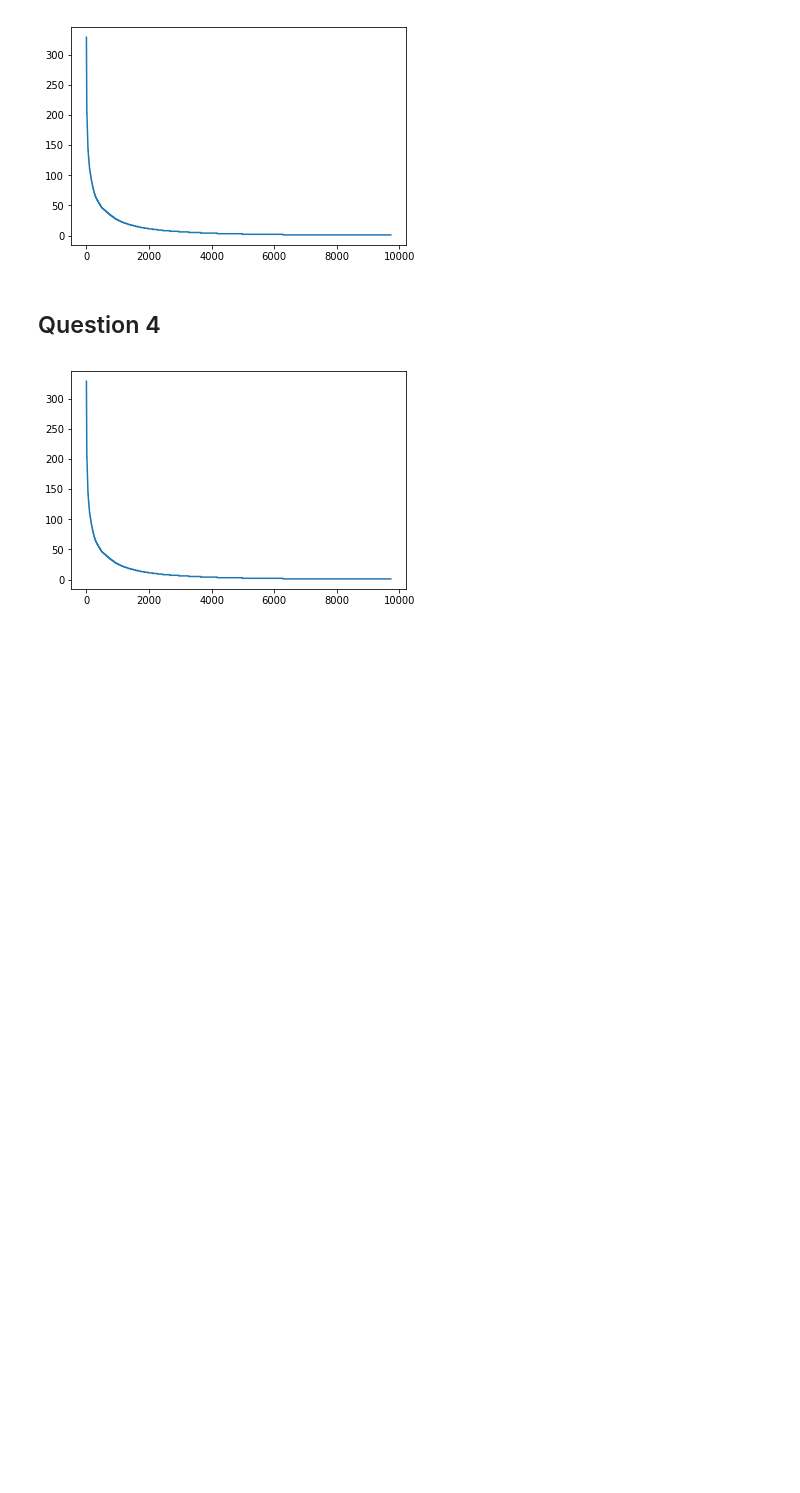
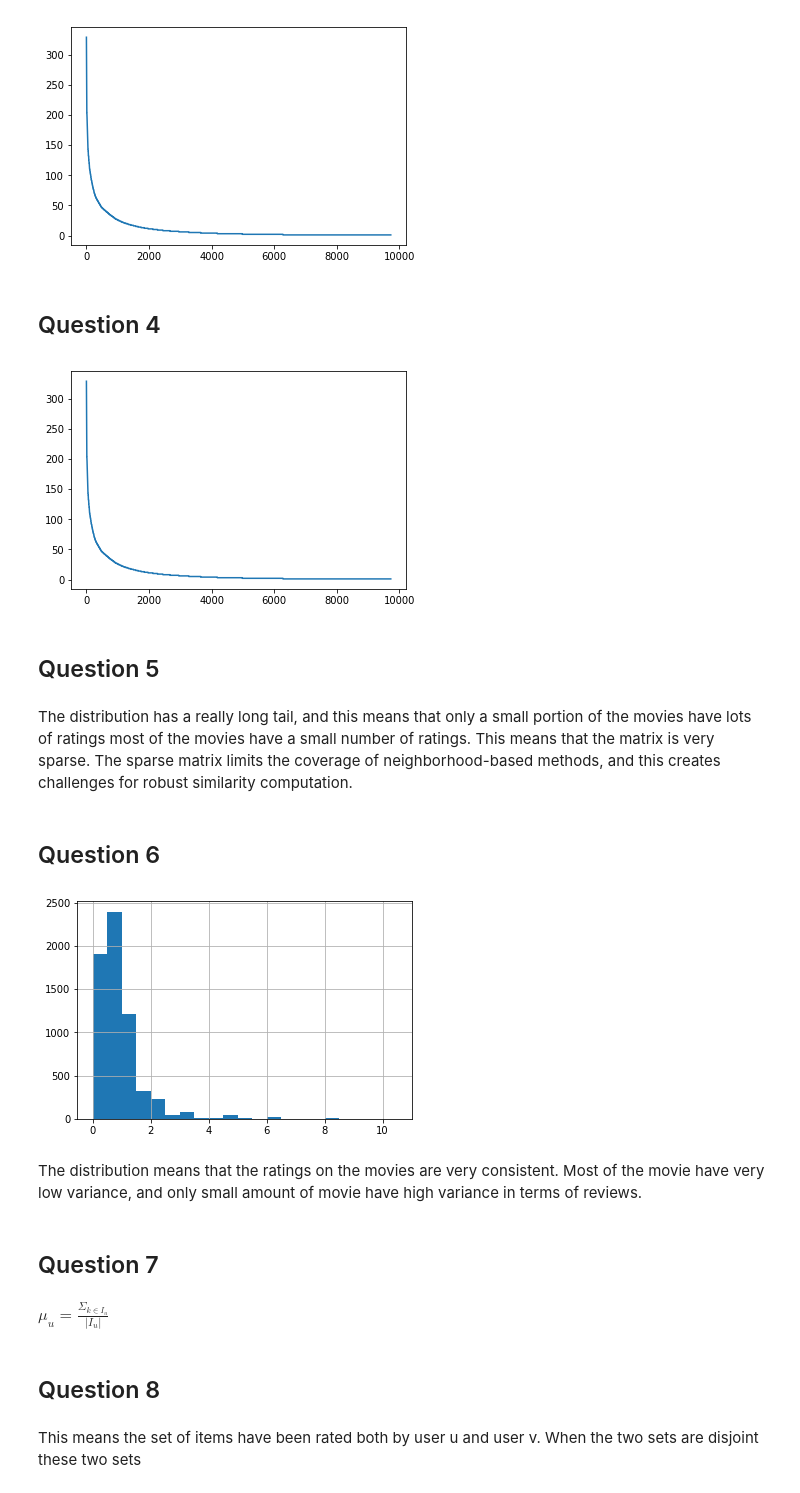
Before and after one commit to DanioPurdue/EE219Project-Analysis-On-Textual-Data, a Jupyter notebook: Project 3/EE219_Project 3_Code.ipynb, the cells around one changed output. Drawn from its saved outputs; the diff is of its cells as text; code cells hidden in the pictures; blank space fills up the shorter version.

```diff
--- a/Project 3/EE219_Project 3_Code.ipynb
+++ b/Project 3/EE219_Project 3_Code.ipynb
@@ -86,3 +86,30 @@ plt.plot(xs, y_cnt)
 plt.show()
 # %% [output]
 [figure]
+# %% [markdown]
+## Question 5
+# %% [markdown]
+The distribution has a really long tail, and this means that only a small portion of the movies have lots of ratings most of the movies have a small number of ratings. This means that the matrix is very sparse. The sparse matrix limits the coverage of neighborhood-based methods, and this creates challenges for robust similarity computation.
+# %% [markdown]
+## Question 6
+# %%
+movie_var = ratings_df.groupby(['movieId'])['rating'].var()
+movie_var.head()
+max_var = movie_var.max()
+min_var = movie_var.min()
+v_bins = [i / 10.0 for i in range(0, 106, 5)]
+movie_var.hist(bins=v_bins)
+# plt.xticks(v_bins)
+plt.show()
+# %% [output]
+[figure, added]
+# %% [markdown]
+The distribution means that the ratings on the movies are very consistent. Most of the movie have very low variance, and only small amount of movie have high variance in terms of reviews.
+# %% [markdown]
+## Question 7
+# %% [markdown]
+$\mu_u = \frac{\Sigma_{k \in I_u}}{|I_u|}$
+# %% [markdown]
+## Question 8
+# %% [markdown]
+This means the set of items have been rated both by user u and user v. When the two sets are disjoint these two sets
```
